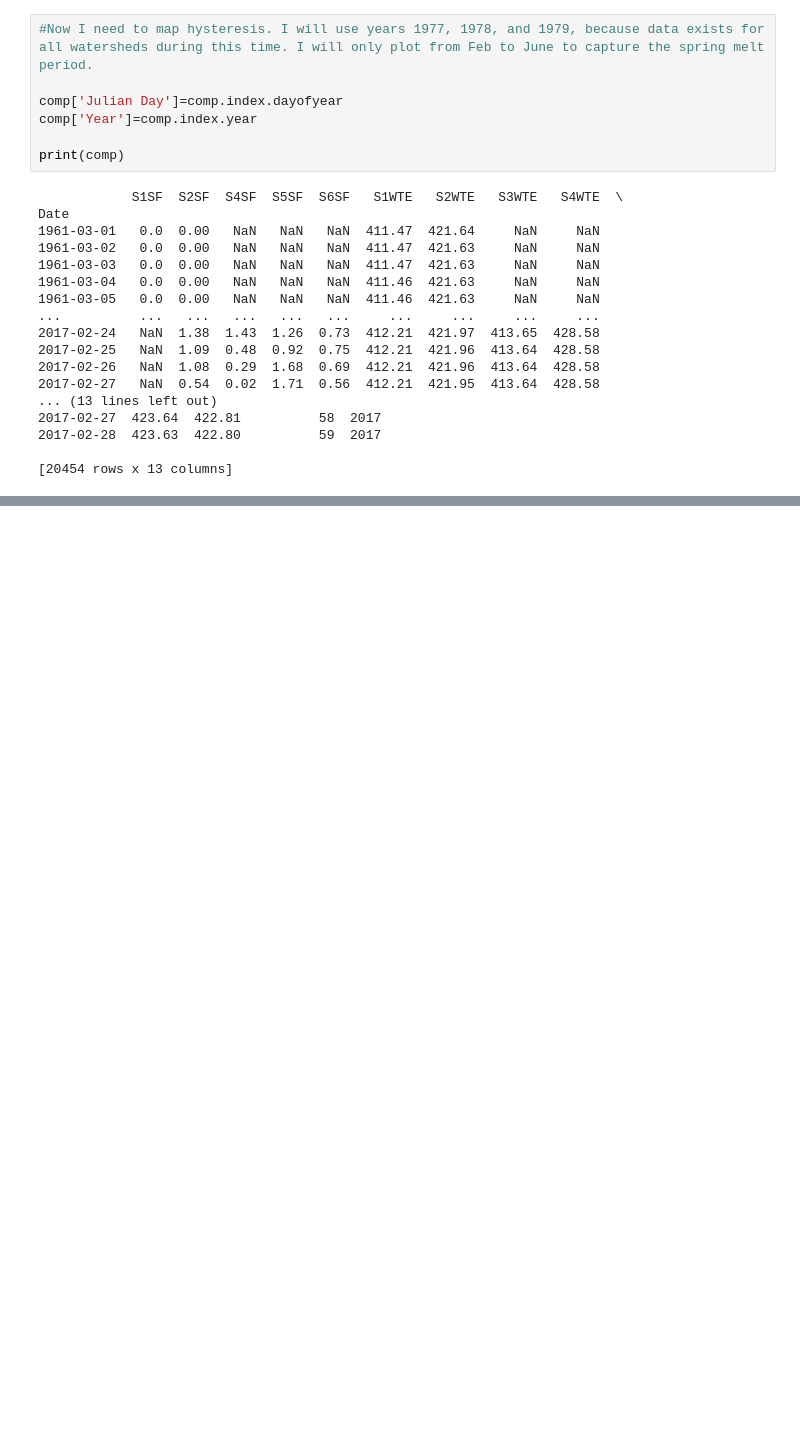
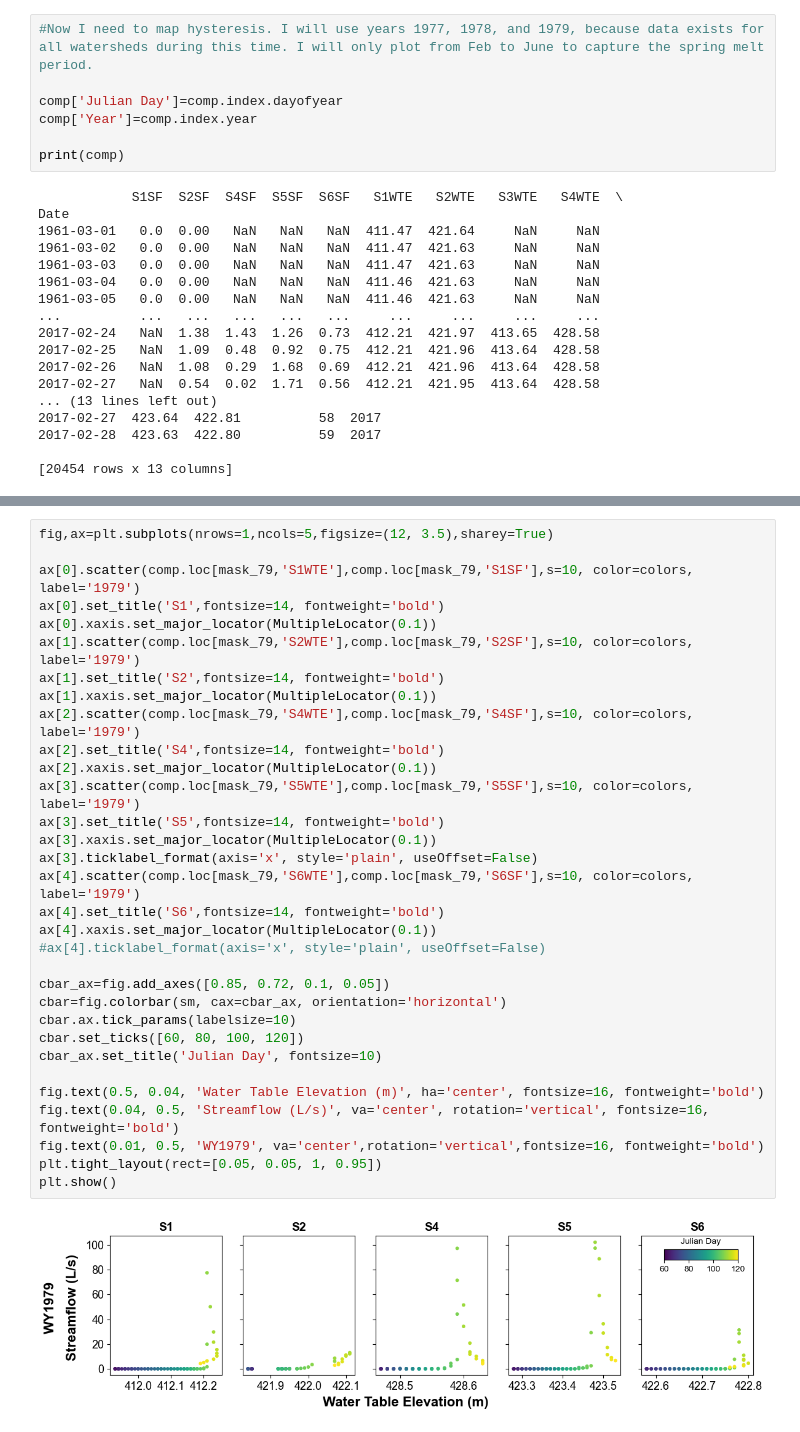
Before and after one commit to gretchenhough/Hough-S26, a Jupyter notebook: GEOS621 HW1/GEOS621_HW1_Fill_Spill_Hysteresis.ipynb, the cells around one changed output, grey strips where cells are left out. Drawn from its saved outputs; the diff is of its cells as text; blank space fills up the shorter version.

```diff
--- a/GEOS621 HW1/GEOS621_HW1_Fill_Spill_Hysteresis.ipynb
+++ b/GEOS621 HW1/GEOS621_HW1_Fill_Spill_Hysteresis.ipynb
@@ -213,0 +261,34 @@ plt.show()
+# %%
+fig,ax=plt.subplots(nrows=1,ncols=5,figsize=(12, 3.5),sharey=True)
+
+ax[0].scatter(comp.loc[mask_79,'S1WTE'],comp.loc[mask_79,'S1SF'],s=10, color=colors, label='1979')
+ax[0].set_title('S1',fontsize=14, fontweight='bold')
+ax[0].xaxis.set_major_locator(MultipleLocator(0.1))
+ax[1].scatter(comp.loc[mask_79,'S2WTE'],comp.loc[mask_79,'S2SF'],s=10, color=colors, label='1979')
+ax[1].set_title('S2',fontsize=14, fontweight='bold')
+ax[1].xaxis.set_major_locator(MultipleLocator(0.1))
+ax[2].scatter(comp.loc[mask_79,'S4WTE'],comp.loc[mask_79,'S4SF'],s=10, color=colors, label='1979')
+ax[2].set_title('S4',fontsize=14, fontweight='bold')
+ax[2].xaxis.set_major_locator(MultipleLocator(0.1))
+ax[3].scatter(comp.loc[mask_79,'S5WTE'],comp.loc[mask_79,'S5SF'],s=10, color=colors, label='1979')
+ax[3].set_title('S5',fontsize=14, fontweight='bold')
+ax[3].xaxis.set_major_locator(MultipleLocator(0.1))
+ax[3].ticklabel_format(axis='x', style='plain', useOffset=False)
+ax[4].scatter(comp.loc[mask_79,'S6WTE'],comp.loc[mask_79,'S6SF'],s=10, color=colors, label='1979')
+ax[4].set_title('S6',fontsize=14, fontweight='bold')
+ax[4].xaxis.set_major_locator(MultipleLocator(0.1))
+#ax[4].ticklabel_format(axis='x', style='plain', useOffset=False)
+
+cbar_ax=fig.add_axes([0.85, 0.72, 0.1, 0.05])
+cbar=fig.colorbar(sm, cax=cbar_ax, orientation='horizontal')
+cbar.ax.tick_params(labelsize=10)
+cbar.set_ticks([60, 80, 100, 120])
+cbar_ax.set_title('Julian Day', fontsize=10)
+
+fig.text(0.5, 0.04, 'Water Table Elevation (m)', ha='center', fontsize=16, fontweight='bold')
+fig.text(0.04, 0.5, 'Streamflow (L/s)', va='center', rotation='vertical', fontsize=16, fontweight='bold')
+fig.text(0.01, 0.5, 'WY1979', va='center',rotation='vertical',fontsize=16, fontweight='bold')
+plt.tight_layout(rect=[0.05, 0.05, 1, 0.95])
+plt.show()
+# %% [output]
+[figure, added]
```
Also changed, not shown: parts of 6 cells of this notebook.
